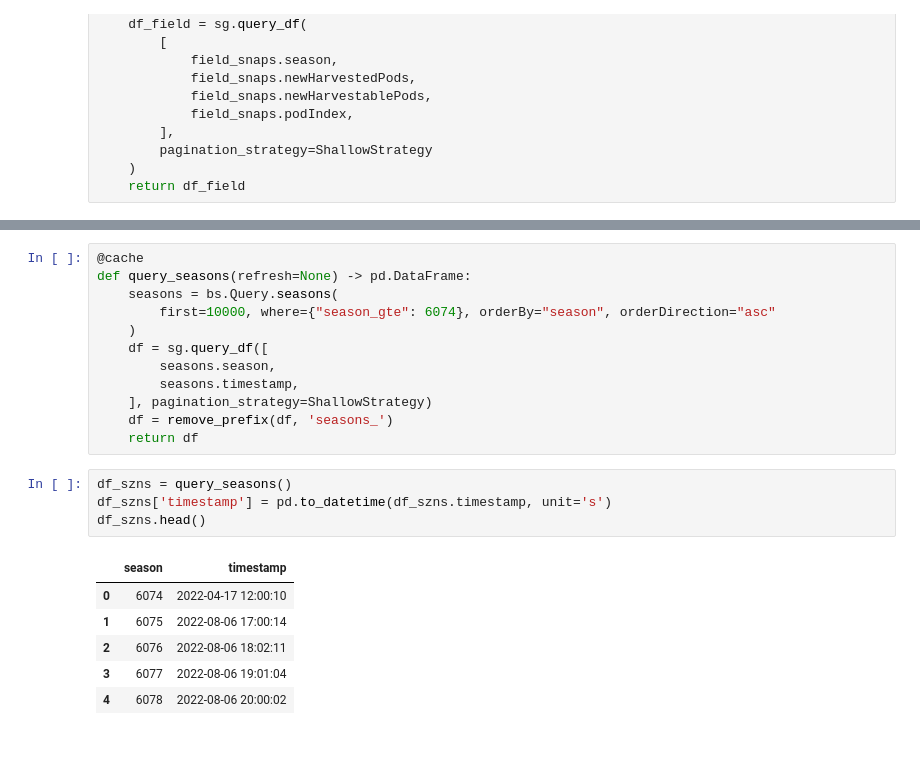
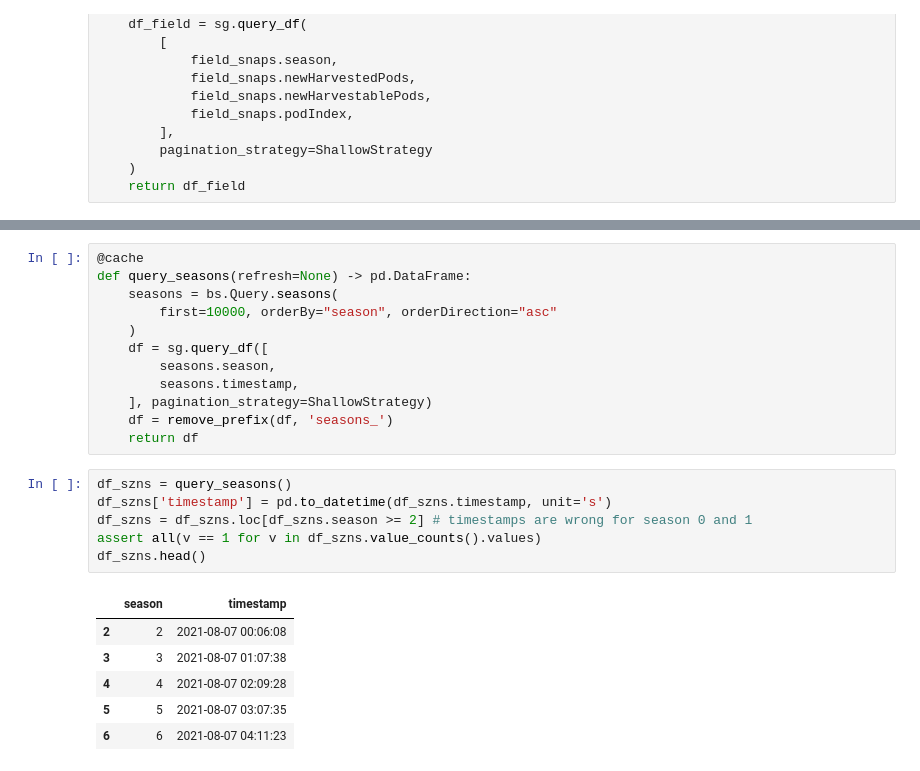
Before and after one commit to BeanstalkFarms/Beanstalk-Analytics, a Jupyter notebook: Silo.ipynb, the cells around one changed output, grey strips where cells are left out. Cells and saved outputs as stored; diff of their text form.

```diff
--- a/Silo.ipynb
+++ b/Silo.ipynb
@@ -264,7 +296,7 @@ df_silo.tail()
 @cache
 def query_seasons(refresh=None) -> pd.DataFrame:
     seasons = bs.Query.seasons(
-        first=10000, where={"season_gte": 6074}, orderBy="season", orderDirection="asc"
+        first=10000, orderBy="season", orderDirection="asc"
     )
     df = sg.query_df([
         seasons.season,
@@ -275,12 +307,14 @@ def query_seasons(refresh=None) -> pd.DataFrame:
 # %%
 df_szns = query_seasons()
 df_szns['timestamp'] = pd.to_datetime(df_szns.timestamp, unit='s')
+df_szns = df_szns.loc[df_szns.season >= 2] # timestamps are wrong for season 0 and 1
+assert all(v == 1 for v in df_szns.value_counts().values)
 df_szns.head()
 # %% [output]
 |  | season | timestamp |
-| 0 | 6074 | 2022-04-17 12:00:10 |
-| 1 | 6075 | 2022-08-06 17:00:14 |
-| 2 | 6076 | 2022-08-06 18:02:11 |
-| 3 | 6077 | 2022-08-06 19:01:04 |
-| 4 | 6078 | 2022-08-06 20:00:02 |
+| 2 | 2 | 2021-08-07 00:06:08 |
+| 3 | 3 | 2021-08-07 01:07:38 |
+| 4 | 4 | 2021-08-07 02:09:28 |
+| 5 | 5 | 2021-08-07 03:07:35 |
+| 6 | 6 | 2021-08-07 04:11:23 |
 # %%
```
Also changed, not shown: parts of 8 cells of this notebook, 2 other files.
